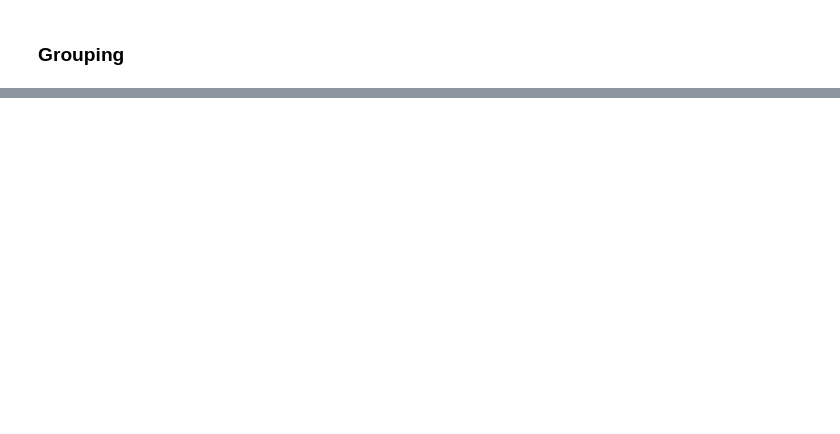
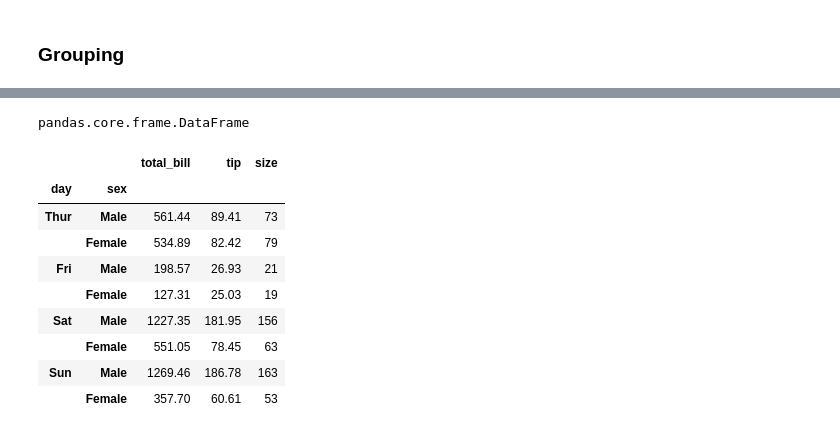
Before and after one commit to srikanthpragada/DS_01_OCT_2019, a Jupyter notebook: tips.ipynb, the cells around one changed output, grey strips where cells are left out. Saved outputs shown, nothing was run; the diff lists cells and outputs as text; code cells hidden in the pictures; blank space fills up the shorter version.

```diff
--- a/tips.ipynb
+++ b/tips.ipynb
@@ -496,0 +603,19 @@ df['day'].nunique()
+# %%
+type( g.get_group('Fri'))
+# %% [output]
+pandas.core.frame.DataFrame
+# %%
+g_day_sex = df.groupby(['day','sex'])
+# %%
+g_day_sex.sum()
+# %% [output]
+|  |  | total_bill | tip | size |
+| day | sex |  |  |  |
+| Thur | Male | 561.44 | 89.41 | 73 |
+|  | Female | 534.89 | 82.42 | 79 |
+| Fri | Male | 198.57 | 26.93 | 21 |
+|  | Female | 127.31 | 25.03 | 19 |
+| Sat | Male | 1227.35 | 181.95 | 156 |
+|  | Female | 551.05 | 78.45 | 63 |
+| Sun | Male | 1269.46 | 186.78 | 163 |
+|  | Female | 357.70 | 60.61 | 53 |
```
Also changed, not shown: parts of 24 cells of this notebook.
